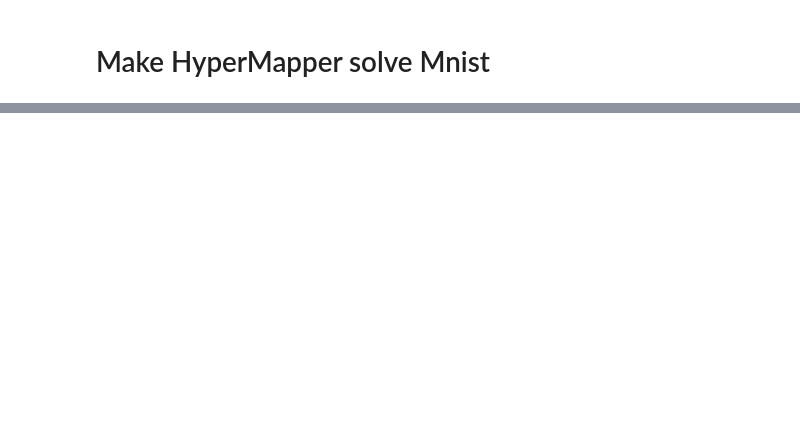
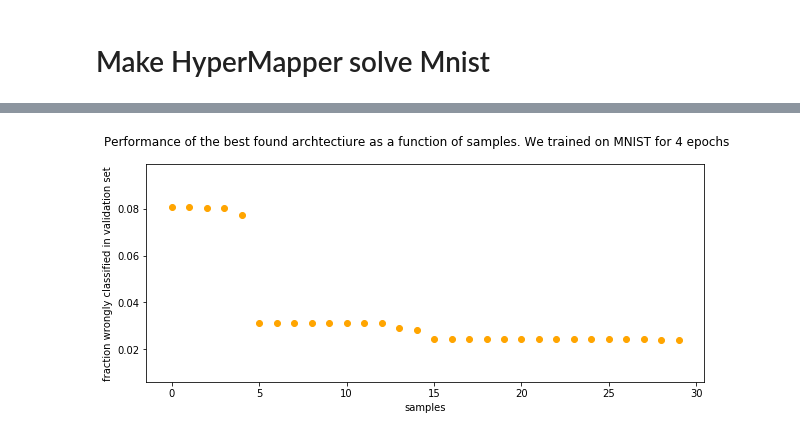
Before and after one commit to samuellundberg/NeuralArchitectureSearch, a Jupyter notebook: my_hypermapper/example_scenarios/quick_start/mnist_jupyter_notebook.ipynb, the cells around one changed output, grey strips where cells are left out. Cells and saved outputs as stored; diff of their text form; code cells hidden in the pictures; blank space fills up the shorter version.

```diff
--- a/my_hypermapper/example_scenarios/quick_start/mnist_jupyter_notebook.ipynb
+++ b/my_hypermapper/example_scenarios/quick_start/mnist_jupyter_notebook.ipynb
@@ -113,0 +285,32 @@ class json2pheno(nn.Module):
+# %%
+data = pd.read_csv ('mnist_BO_10+20.csv')
+data2 = pd.read_csv ('mnist_RS_30.csv')
+
+scores = np.zeros((len(data),2))
+scores2 = np.zeros((len(data2),2))
+scores[0, :] = [0, data['Value'].iloc[0]]
+scores2[0, :] = [0, data2['Value'].iloc[0]]
+
+for i in range(1, len(data)):
+    scores[i, :] = [i, min(data['Value'].iloc[0:i])]
+    if i < len(data2):
+        scores2[i, :] = [i, min(data2['Value'].iloc[0:i])]
+
+%matplotlib inline
+import matplotlib.pyplot as plt
+
+# view data
+plt.figure(figsize=(10,4))
+
+plt.scatter(scores[:,0], scores[:,1], color = "orange")
+#plt.scatter(scores2[:,0], scores2[:,1], color = "blue")
+#plt.plot(x.data.numpy(), prediction.data.numpy(), 'g-', lw=3)
+plt.suptitle('Performance of the best found archtectiure as a function of samples. We trained on MNIST for 4 epochs')
+plt.xlabel('samples')
+plt.ylabel('fraction wrongly classified in validation set')
+#plt.title('Regression Analysis')
+#plt.text(1.0, 0, 'Loss = %.4f' % loss,
+            #fontdict={'size': 24, 'color':  'red'})
+plt.show()
+# %% [output]
+[figure, added]
```
Also changed, not shown: parts of 17 cells of this notebook, 3 other files.
